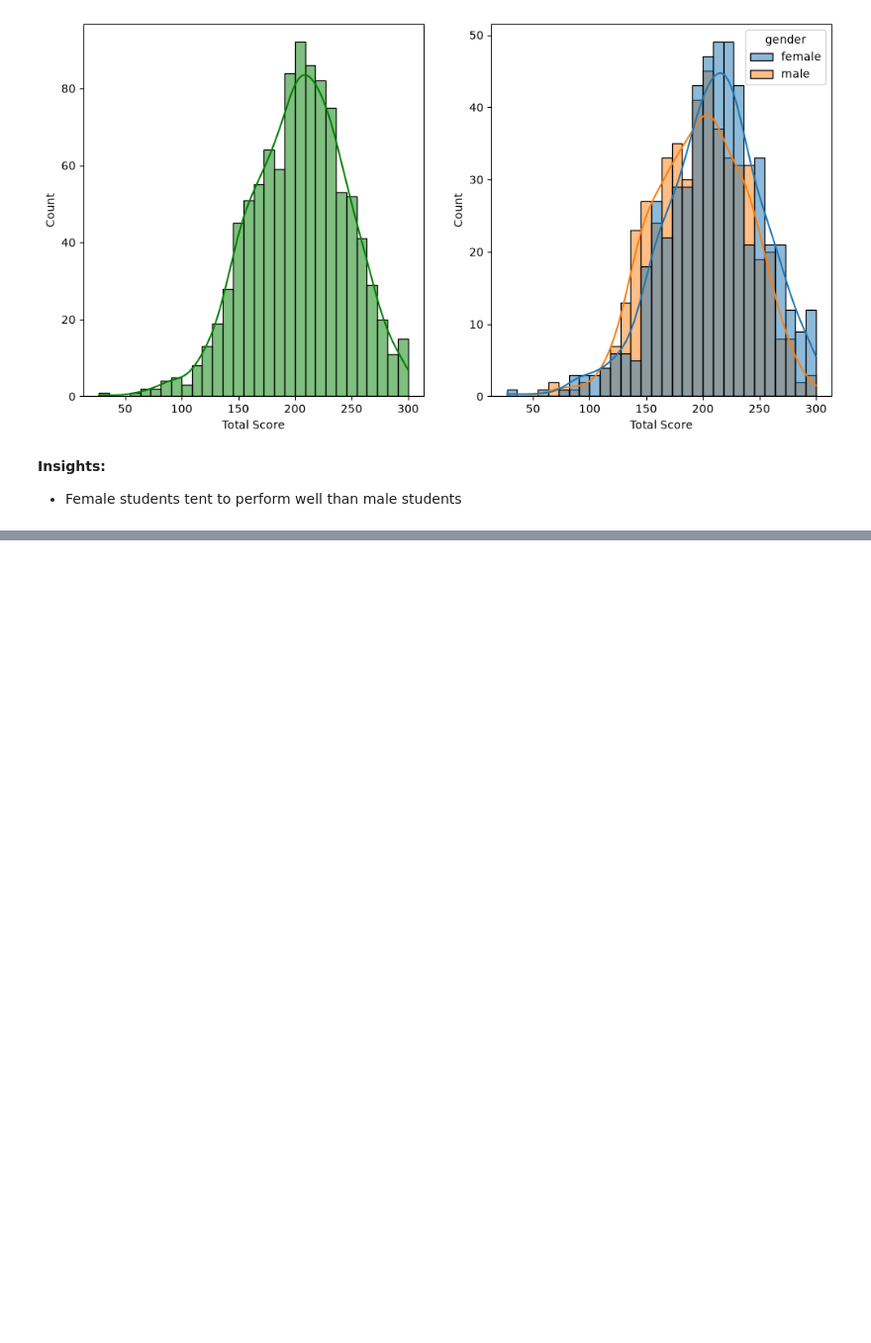
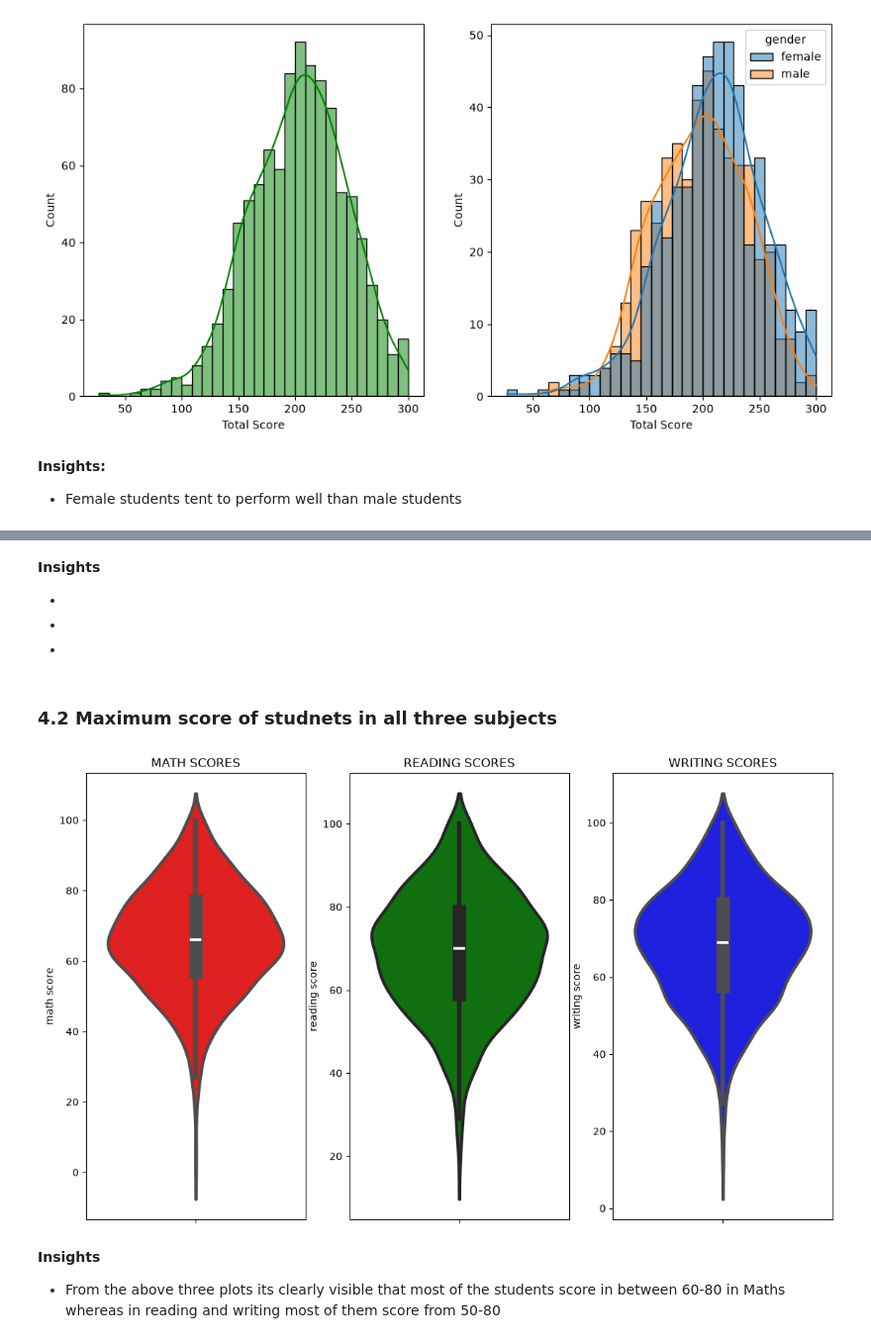
Before and after one commit to Adrinaesf/Generic-ML-Project, a Jupyter notebook: notebooks/1. EDA STUDENT PERFORMANCE.ipynb, the cells around one changed output, grey strips where cells are left out. Shown at 99% size. Cells and saved outputs as stored; diff of their text form; code cells hidden in the pictures; blank space fills up the shorter version.

```diff
--- a/notebooks/1. EDA STUDENT PERFORMANCE.ipynb
+++ b/notebooks/1. EDA STUDENT PERFORMANCE.ipynb
@@ -332,0 +463,26 @@ sns.histplot(
+# %% [markdown]
+**Insights**
+
+*
+*
+*
+# %% [markdown]
+### 4.2 Maximum score of studnets in all three subjects
+# %%
+plt.figure(figsize=(18,8))
+plt.subplot(1, 4, 1)
+plt.title('MATH SCORES')
+sns.violinplot(y='math score',data=df,color='red',linewidth=3)
+plt.subplot(1, 4, 2)
+plt.title('READING SCORES')
+sns.violinplot(y='reading score',data=df,color='green',linewidth=3)
+plt.subplot(1, 4, 3)
+plt.title('WRITING SCORES')
+sns.violinplot(y='writing score',data=df,color='blue',linewidth=3)
+plt.show()
+# %% [output]
+[figure, added]
+# %% [markdown]
+**Insights**
+
+* From the above three plots its clearly visible that most of the students score in between 60-80 in Maths whereas in reading and writing most of them score from 50-80
```
Also changed, not shown: parts of 8 cells of this notebook.
